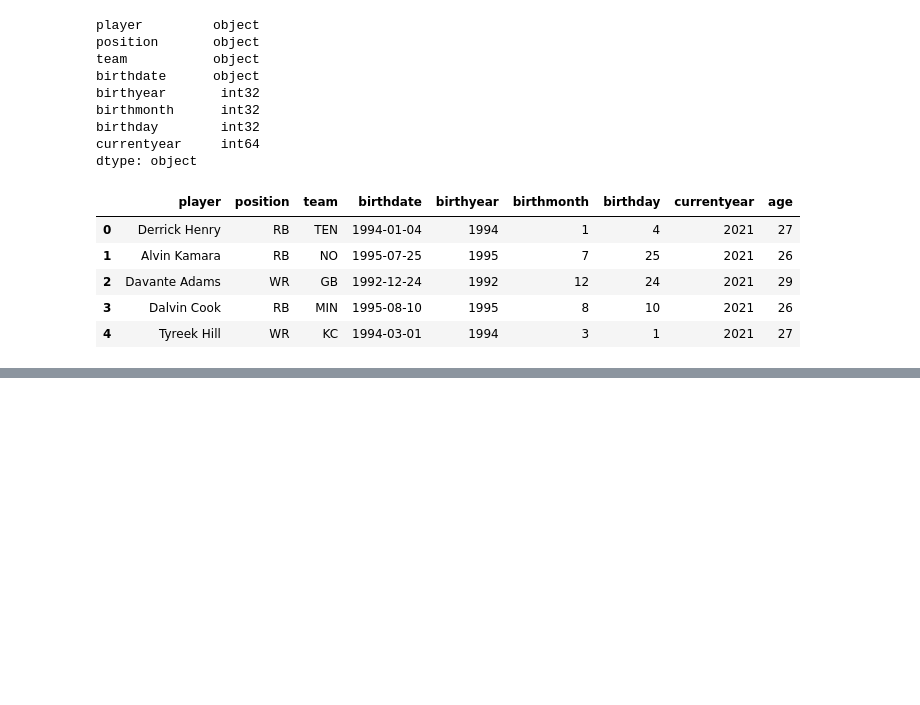
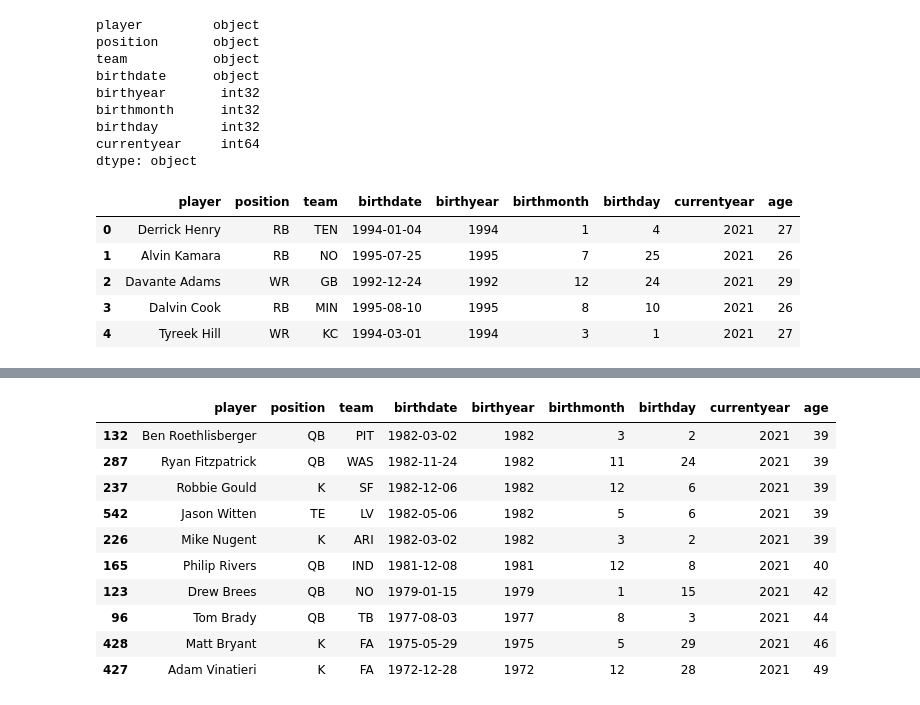
Before and after one commit to oconnorac/Cloudy-with-a-Chance-of-Football, a Jupyter notebook: notebooks/cleaning/NFLBirthdays_cleaning.ipynb, the cells around one changed output, grey strips where cells are left out. Drawn from its saved outputs; the diff is of its cells as text; code cells hidden in the pictures; blank space fills up the shorter version.

Commit message:
updating birth date notebook to include some eda

```diff
--- a/notebooks/cleaning/NFLBirthdays_cleaning.ipynb
+++ b/notebooks/cleaning/NFLBirthdays_cleaning.ipynb
@@ -213,0 +261,15 @@ df.to_csv('NFLBirthdays_cleaned.csv')
+# %%
+# who are the 10 oldest active players?
+df.sort_values(by=['age']).tail(10)
+# %% [output]
+|  | player | position | team | birthdate | birthyear | birthmonth | birthday | currentyear | age |
+| 132 | Ben Roethlisberger | QB | PIT | 1982-03-02 | 1982 | 3 | 2 | 2021 | 39 |
+| 287 | Ryan Fitzpatrick | QB | WAS | 1982-11-24 | 1982 | 11 | 24 | 2021 | 39 |
+| 237 | Robbie Gould | K | SF | 1982-12-06 | 1982 | 12 | 6 | 2021 | 39 |
+| 542 | Jason Witten | TE | LV | 1982-05-06 | 1982 | 5 | 6 | 2021 | 39 |
+| 226 | Mike Nugent | K | ARI | 1982-03-02 | 1982 | 3 | 2 | 2021 | 39 |
+| 165 | Philip Rivers | QB | IND | 1981-12-08 | 1981 | 12 | 8 | 2021 | 40 |
+| 123 | Drew Brees | QB | NO | 1979-01-15 | 1979 | 1 | 15 | 2021 | 42 |
+| 96 | Tom Brady | QB | TB | 1977-08-03 | 1977 | 8 | 3 | 2021 | 44 |
+| 428 | Matt Bryant | K | FA | 1975-05-29 | 1975 | 5 | 29 | 2021 | 46 |
+| 427 | Adam Vinatieri | K | FA | 1972-12-28 | 1972 | 12 | 28 | 2021 | 49 |
```
Also changed, not shown: parts of 3 cells of this notebook.
